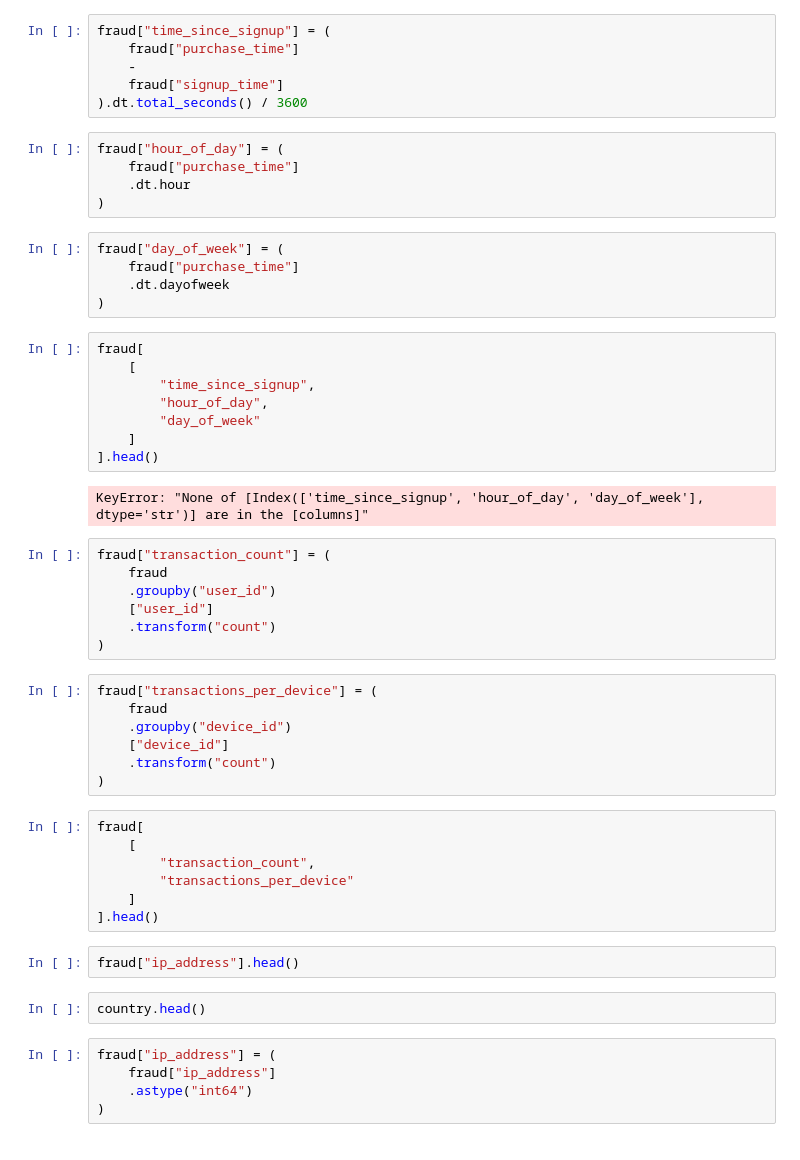
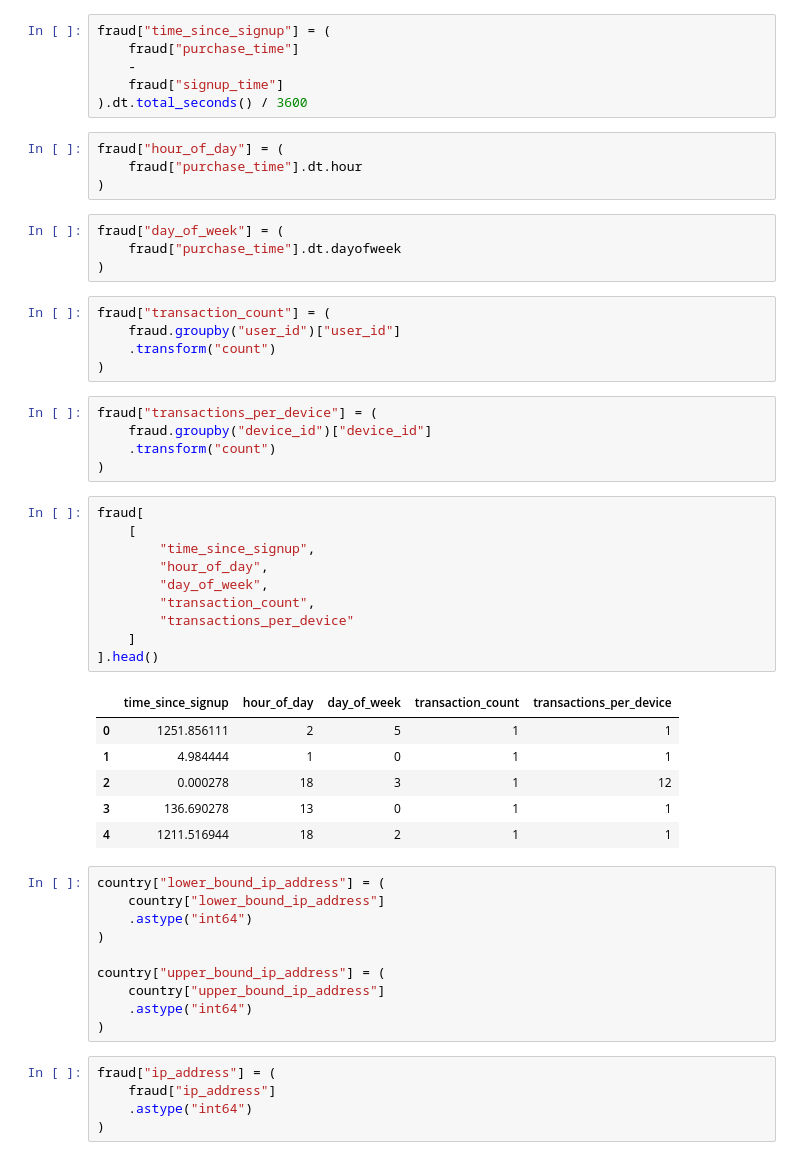
Before and after one commit to konesham2014/fraud-detection, a Jupyter notebook: notebooks/feature-engineering.ipynb, the cells around one changed output. Cells and saved outputs as stored; diff of their text form.

```diff
--- a/notebooks/feature-engineering.ipynb
+++ b/notebooks/feature-engineering.ipynb
@@ -39,49 +35,49 @@ fraud["time_since_signup"] = (
 ).dt.total_seconds() / 3600
 # %%
 fraud["hour_of_day"] = (
-    fraud["purchase_time"]
-    .dt.hour
+    fraud["purchase_time"].dt.hour
 )
 # %%
 fraud["day_of_week"] = (
-    fraud["purchase_time"]
-    .dt.dayofweek
+    fraud["purchase_time"].dt.dayofweek
 )
+# %%
+fraud["transaction_count"] = (
+    fraud.groupby("user_id")["user_id"]
+    .transform("count")
+)
+# %%
+fraud["transactions_per_device"] = (
+    fraud.groupby("device_id")["device_id"]
+    .transform("count")
+)
 # %%
 fraud[
     [
         "time_since_signup",
         "hour_of_day",
-        "day_of_week"
+        "day_of_week",
+        "transaction_count",
+        "transactions_per_device"
     ]
 ].head()
 # %% [output]
-KeyError: "None of [Index(['time_since_signup', 'hour_of_day', 'day_of_week'], dtype='str')] are in the [columns]"
+|  | time_since_signup | hour_of_day | day_of_week | transaction_count | transactions_per_device |
+| 0 | 1251.856111 | 2 | 5 | 1 | 1 |
+| 1 | 4.984444 | 1 | 0 | 1 | 1 |
+| 2 | 0.000278 | 18 | 3 | 1 | 12 |
+| 3 | 136.690278 | 13 | 0 | 1 | 1 |
+| 4 | 1211.516944 | 18 | 2 | 1 | 1 |
-# %%
-fraud["transaction_count"] = (
-    fraud
-    .groupby("user_id")
-    ["user_id"]
-    .transform("count")
-)
-# %%
-fraud["transactions_per_device"] = (
-    fraud
-    .groupby("device_id")
-    ["device_id"]
-    .transform("count")
-)
-# %%
-fraud[
-    [
-        "transaction_count",
-        "transactions_per_device"
-    ]
-].head()
-# %%
-fraud["ip_address"].head()
-# %%
-country.head()
+# %%
+country["lower_bound_ip_address"] = (
+    country["lower_bound_ip_address"]
+    .astype("int64")
+)
+
+country["upper_bound_ip_address"] = (
+    country["upper_bound_ip_address"]
+    .astype("int64")
+)
 # %%
 fraud["ip_address"] = (
     fraud["ip_address"]
```
Also changed, not shown: parts of 21 cells of this notebook, 3 other files.
